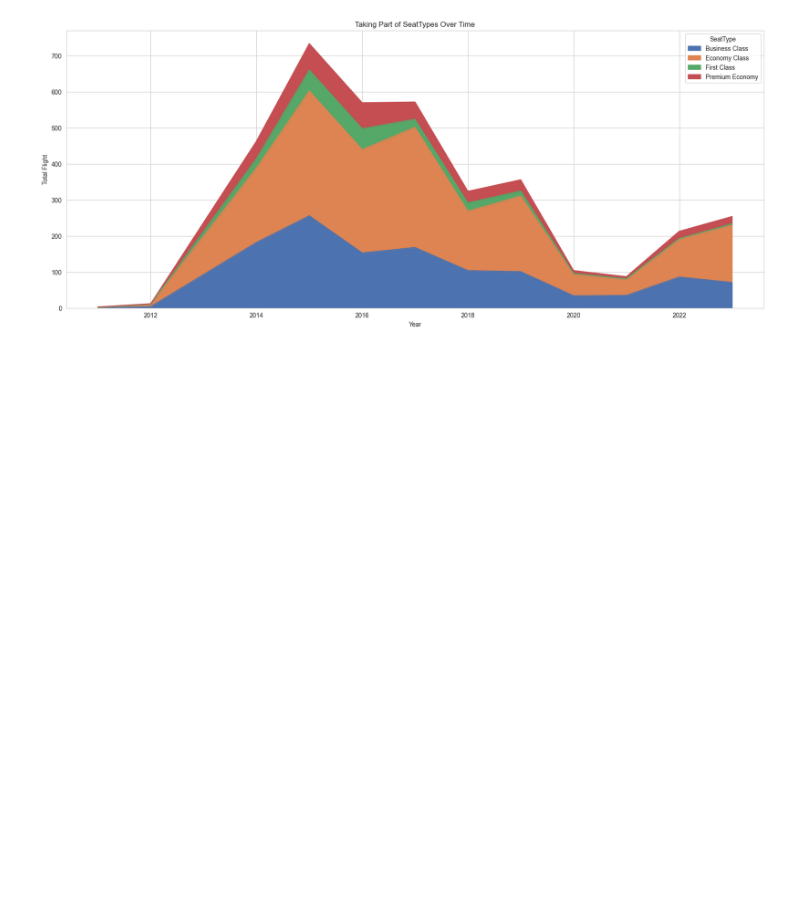
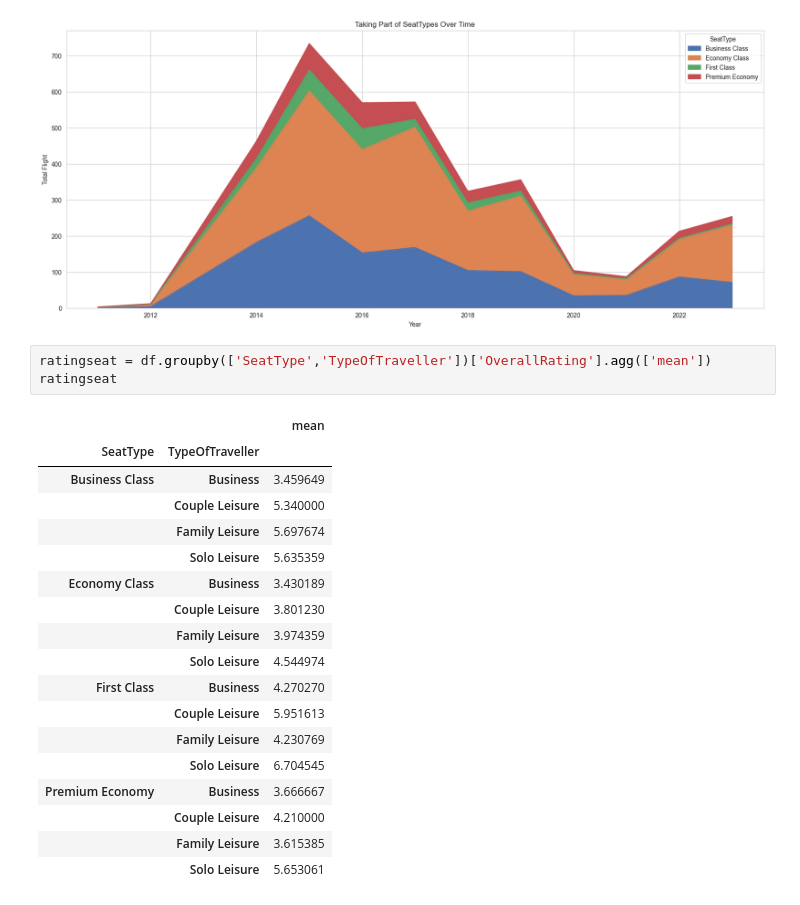
Before and after one commit to kienlqd1234/DataVisualization_Lab01, a Jupyter notebook: EDA.ipynb, the cells around one changed output. Saved outputs shown, nothing was run; the diff lists cells and outputs as text; blank space fills up the shorter version.

```diff
--- a/EDA.ipynb
+++ b/EDA.ipynb
@@ -61,3 +61,25 @@ plt.title('Taking Part of SeatTypes Over Time')
 # %% [output]
 Text(0.5, 1.0, 'Taking Part of SeatTypes Over Time')
 [figure]
+# %%
+ratingseat = df.groupby(['SeatType','TypeOfTraveller'])['OverallRating'].agg(['mean'])
+ratingseat
+# %% [output]
+|  |  | mean |
+| SeatType | TypeOfTraveller |  |
+| Business Class | Business | 3.459649 |
+|  | Couple Leisure | 5.340000 |
+|  | Family Leisure | 5.697674 |
+|  | Solo Leisure | 5.635359 |
+| Economy Class | Business | 3.430189 |
+|  | Couple Leisure | 3.801230 |
+|  | Family Leisure | 3.974359 |
+|  | Solo Leisure | 4.544974 |
+| First Class | Business | 4.270270 |
+|  | Couple Leisure | 5.951613 |
+|  | Family Leisure | 4.230769 |
+|  | Solo Leisure | 6.704545 |
+| Premium Economy | Business | 3.666667 |
+|  | Couple Leisure | 4.210000 |
+|  | Family Leisure | 3.615385 |
+|  | Solo Leisure | 5.653061 |
```
Also changed, not shown: parts of 2 cells of this notebook.
